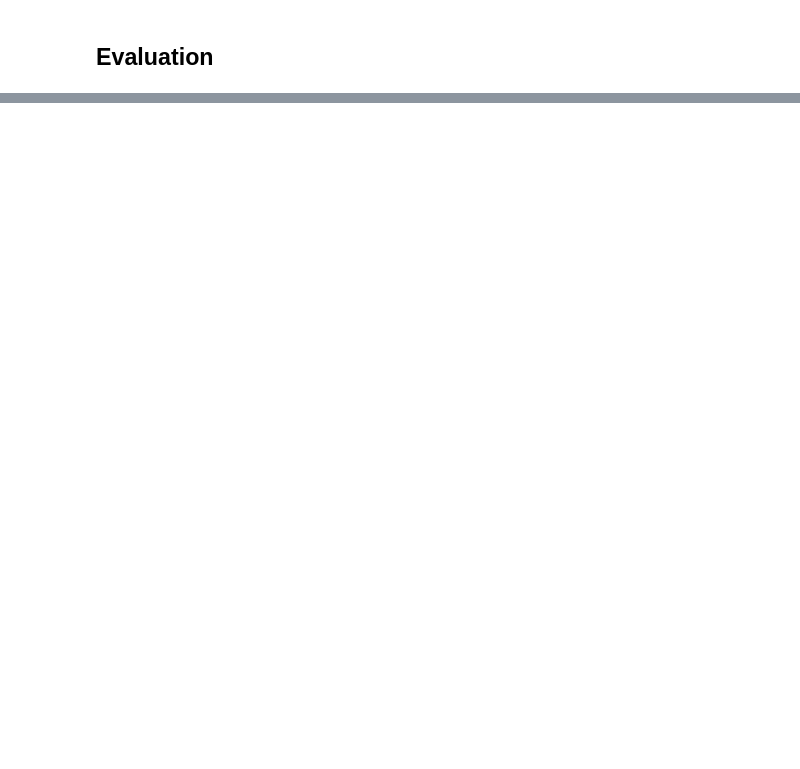
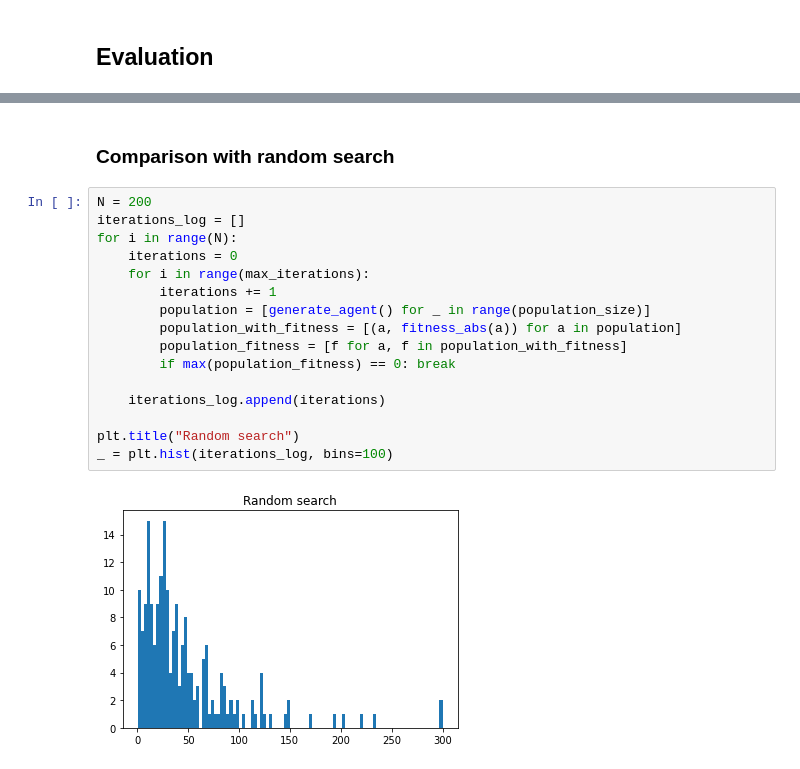
Before and after one commit to njezersek/Inteligent-Systems-assignment1, a Jupyter notebook: assignment.ipynb, the cells around one changed output, grey strips where cells are left out. Cells and saved outputs as stored; diff of their text form; blank space fills up the shorter version.

```diff
--- a/assignment.ipynb
+++ b/assignment.ipynb
@@ -339,3 +339,23 @@ Generation 3: fitness min: 0.00, max: 10000.00, mean: 100.12; best agent: 5+25*1
+# %% [markdown]
+### Comparison with random search
+# %%
+N = 200
+iterations_log = []
+for i in range(N):
+    iterations = 0
+    for i in range(max_iterations):
+        iterations += 1
+        population = [generate_agent() for _ in range(population_size)]
+        population_with_fitness = [(a, fitness_abs(a)) for a in population]
+        population_fitness = [f for a, f in population_with_fitness]
+        if max(population_fitness) == 0: break
+
+    iterations_log.append(iterations)
+
+plt.title("Random search")
+_ = plt.hist(iterations_log, bins=100)
+# %% [output]
+[figure, added]
 # %% [markdown]
 ### Different fitness functions
 
```
Also changed, not shown: parts of 5 cells of this notebook.
